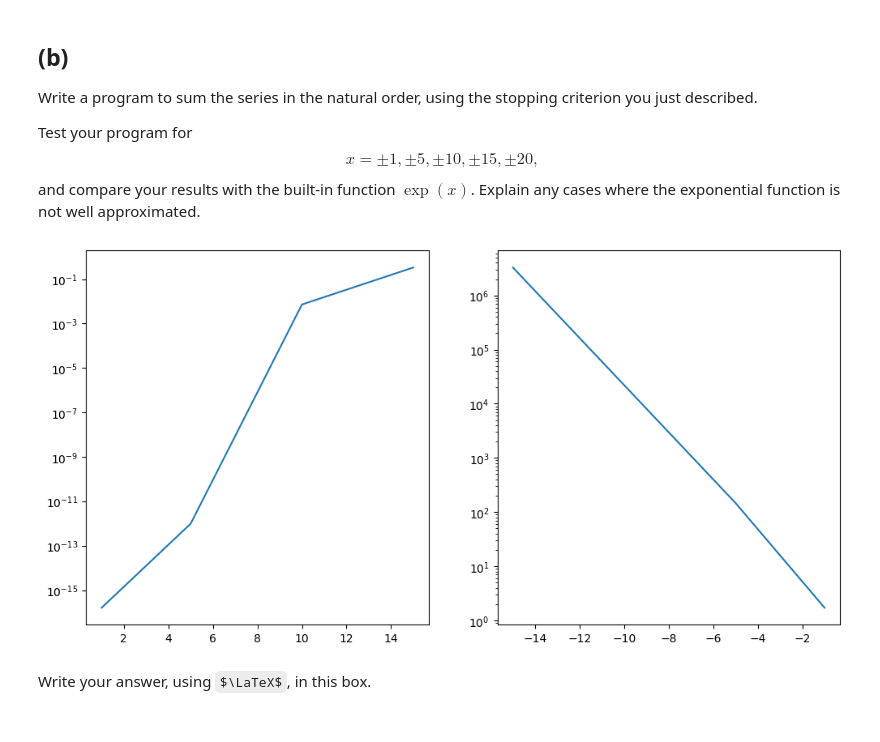
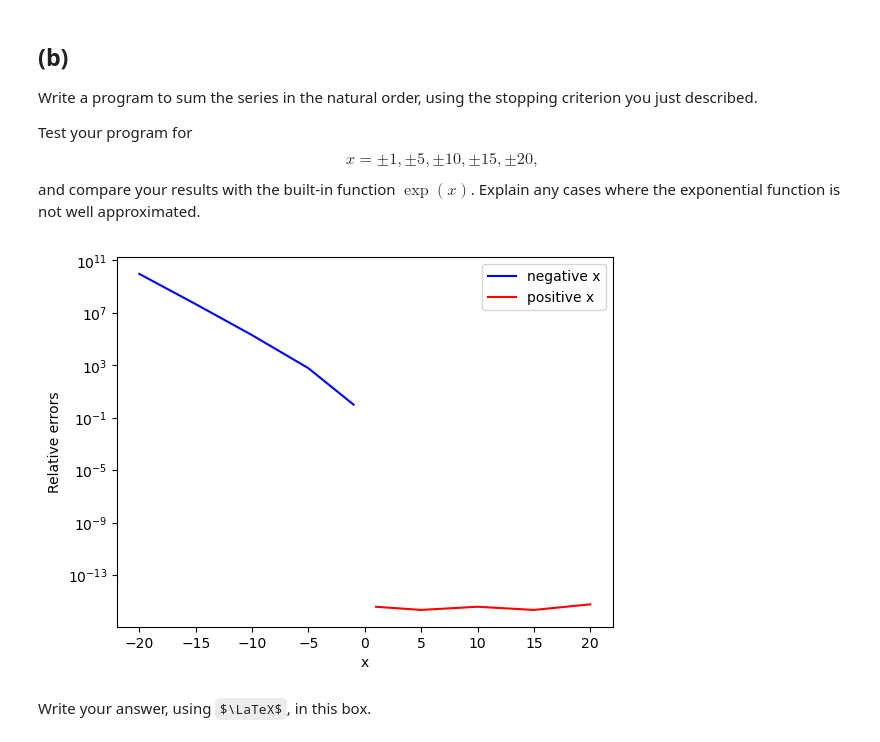
Before and after one commit to Terry-ZJ-Zhang/Numerical_Algorithm_Assignments, a Jupyter notebook: hw1_2023.ipynb, the cells around one changed output. Cells and saved outputs as stored; diff of their text form; code cells hidden in the pictures; some formulas as TeX source.

```diff
--- a/hw1_2023.ipynb
+++ b/hw1_2023.ipynb
@@ -210,37 +212,40 @@ Write a program to sum the series in the natural order, using the stopping crite
 
 Test your program for $$x = \pm 1, \pm 5, \pm 10, \pm 15, \pm 20 , $$ and compare your results with the built-in function $\exp(x)$. Explain any cases where the exponential function is not well approximated.
 # %%
-epsilon = sys.float_info.epsilon
-
-
 def compute_exp(x):
-    ex = 0
-    for n in range(100):
-        xn = x**n / math.factorial(n)
-        if xn < epsilon * ex:
-            break
+    ex = 1.0
+    xn = 1.0
+    n = 1
+    while xn > epsilon * ex:
+        xn *= x / n
         ex += xn
-
+        n += 1
     return ex
 
 
 xs = np.array([1, 5, 10, 15, 20])
 xs = np.append(xs, -1 * xs)
+xs = np.sort(xs)
 exs = []  # list of ex values computed by compute_exp()
 exps = []  # list of ex values computed by math.exp()
 for x in xs:
     exs.append(compute_exp(x))
     exps.append(math.exp(x))
 exs = np.array(exs)
 exps = np.array(exps)
-rel_errors = np.abs((exs - exps) / exps)
-fig, axes = plt.subplots(1, 2, figsize=(12, 6))
-axes[0].semilogy(xs[0:4], rel_errors[0:4])
-axes[1].semilogy(xs[5:9], rel_errors[5:9])
+rel_errors = np.abs((exs - exps) / exps)  # relative errors
+ax = plt.subplot()
+ax.xaxis.set_major_locator(MaxNLocator(integer=True))
+# Add a small positive offset to ensure (x,0) can be displayed on the semilogy plot.
+ax.semilogy(xs[:5], rel_errors[:5] + epsilon, c='b', label='negative x')
+ax.semilogy(xs[5:], rel_errors[5:] + epsilon, c='r', label='positive x')
+ax.legend()
+ax.set_xlabel("x")
+ax.set_ylabel("Relative errors")
 
 plt.show()
 # %% [output]
-[figure, old version]
+[figure, new version]
 # %% [markdown]
 Write your answer, using $\LaTeX$, in this box.
 # %% [markdown]
```
Also changed, not shown: parts of 5 cells of this notebook.
